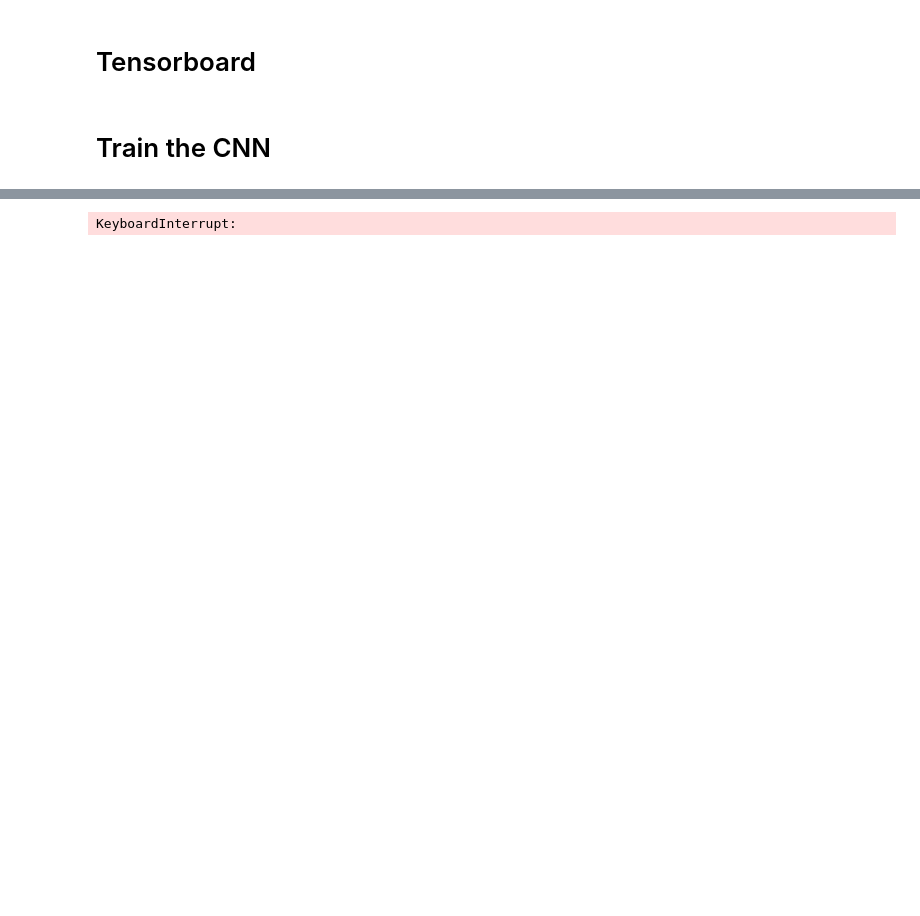
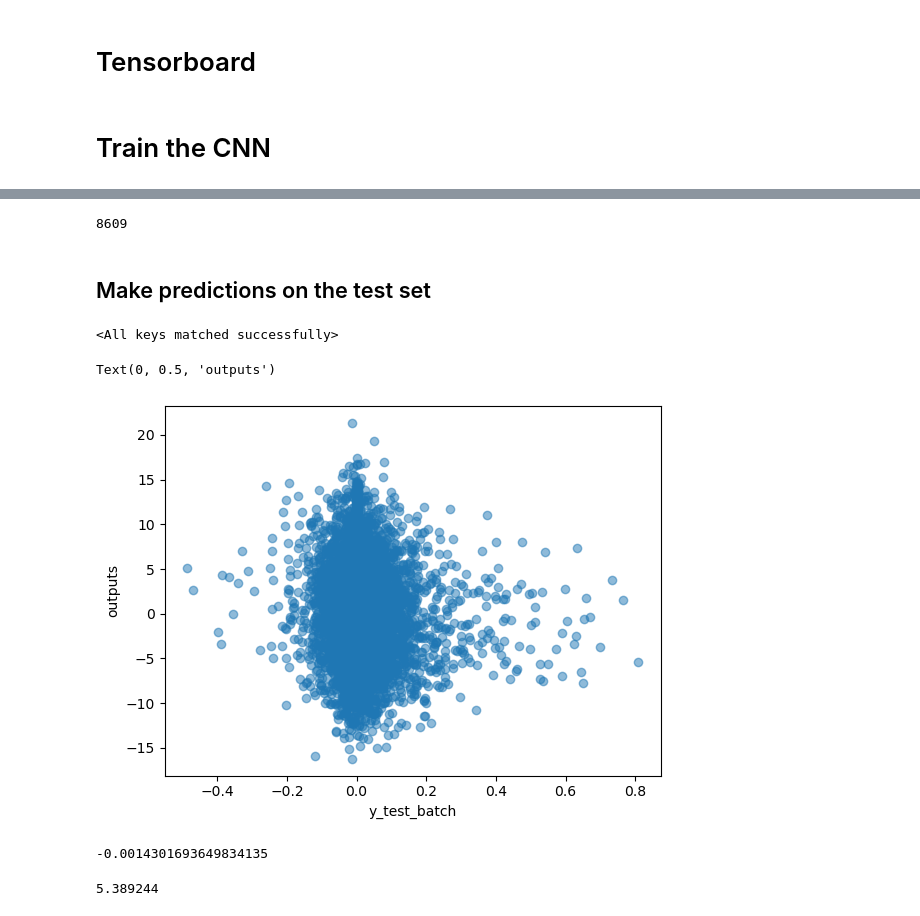
Before and after one commit to victor-radermecker/AdvancedLandCoverAnalytics-Pipeline, a Jupyter notebook: Notebooks/CNN.ipynb, the cells around one changed output, grey strips where cells are left out. Cells and saved outputs as stored; diff of their text form; code cells hidden in the pictures; blank space fills up the shorter version.

```diff
--- a/Notebooks/CNN.ipynb
+++ b/Notebooks/CNN.ipynb
@@ -109,9 +109,9 @@ data.head()
 # %%
 # Split dataset into training and test subsets
 test_ratio = 0.1
-val_ratio = 0.05
-train_val_data, test_data = train_test_split(data, test_size=test_ratio)
-train_data, val_data = train_test_split(train_val_data, test_size=val_ratio)
+val_ratio = 0.1
+train_val_data, test_data = train_test_split(data, test_size=test_ratio, random_state=42)
+train_data, val_data = train_test_split(train_val_data, test_size=val_ratio, random_state=42)
 
 # Create DataLoaders for training and test sets
 base_path = "../Images2/CNN"
@@ -119,12 +119,12 @@ train_data = CustomDataset(base_path, train_data)
 val_data = CustomDataset(base_path, val_data)
 test_data = CustomDataset(base_path, test_data)
 
-batch_size = 32    # Adjust according to your available resources
+batch_size = 64    # Adjust according to your available resources
 shuffle = True     # Set to True if you want to shuffle the dataset during training
 num_workers = 1    # Number of worker threads for data loading
 
 train_loader = DataLoader(train_data, batch_size=batch_size, shuffle=True)
-val_loader = DataLoader(val_data, batch_size=val_data.__len__(), shuffle=True)
+val_loader = DataLoader(val_data, batch_size=batch_size, shuffle=True)#val_data.__len__(), shuffle=True)
 test_loader = DataLoader(test_data, batch_size=test_data.__len__(), shuffle=True)
 # %%
 train_data.__len__()
@@ -219,10 +261,10 @@ for epoch in tqdm(range(num_epochs)):
 
         # Evaluate on the validation dataset
         with torch.no_grad():
-            test_data = next(iter(val_loader))
-            X_test_batch, y_test_batch = test_data
-            outputs = model(X_test_batch)
-            loss = criterion(outputs, y_test_batch)
+            val_data = next(iter(val_loader))
+            X_val_batch, y_val_batch = val_data
+            outputs = model(X_val_batch)
+            loss = criterion(outputs, y_val_batch)
             writer.add_scalar('Loss/Validation', loss.item(), epoch * len(train_loader) + i)
 
             # test_data = next(iter(val_loader))
@@ -230,6 +272,8 @@ for epoch in tqdm(range(num_epochs)):
             # test_loss = criterion(test_outputs, y_test_batch).item()
             # # print(f'Testing - Epoch: {epoch + 1}, Batch: {i + 1}, Test Loss: {test_loss}')
 
+    date = datetime.now().strftime("%Y%m%d-%H%")
+    path = './models/' + date + f'epoch{epoch}_model.pth'
+    torch.save(model.state_dict(), path)
+
 writer.close()
-# %% [output]
-KeyboardInterrupt:
@@ -235,0 +288,43 @@ KeyboardInterrupt:
+# %%
+total_params
+# %% [output]
+8609
+# %% [markdown]
+## Make predictions on the test set
+# %%
+# Load the model
+model_l = CNN()
+path = './models/' + '20230630-104438model.pth'
+model_l.load_state_dict(torch.load(path))
+# %% [output]
+<All keys matched successfully>
+# %%
+# compute all predictions from test_loader
+with torch.no_grad():
+    test_data = next(iter(test_loader))
+    X_test_batch, y_test_batch = test_data
+    outputs = model(X_test_batch)
+    loss = criterion(outputs, y_test_batch)
+    # writer.add_scalar('Loss/Test', loss.item(), epoch * len(train_loader) + i)
+# %%
+# plot the y_test_batch versus the outputs
+plt.scatter(y_test_batch, outputs, alpha=0.5)
+plt.xlabel("y_test_batch")
+plt.ylabel("outputs")
+# %% [output]
+Text(0, 0.5, 'outputs')
+[figure, added]
+# %%
+from sklearn.metrics import r2_score
+
+# compute R2
+r2_score(outputs, y_test_batch)
+# %% [output]
+-0.0014301693649834135
+# %%
+# compute the MSE
+from sklearn.metrics import mean_squared_error
+
+mean_squared_error(y_test_batch, outputs, squared=False)
+# %% [output]
+5.389244
```
Also changed, not shown: parts of 18 cells of this notebook, 1 other file.
